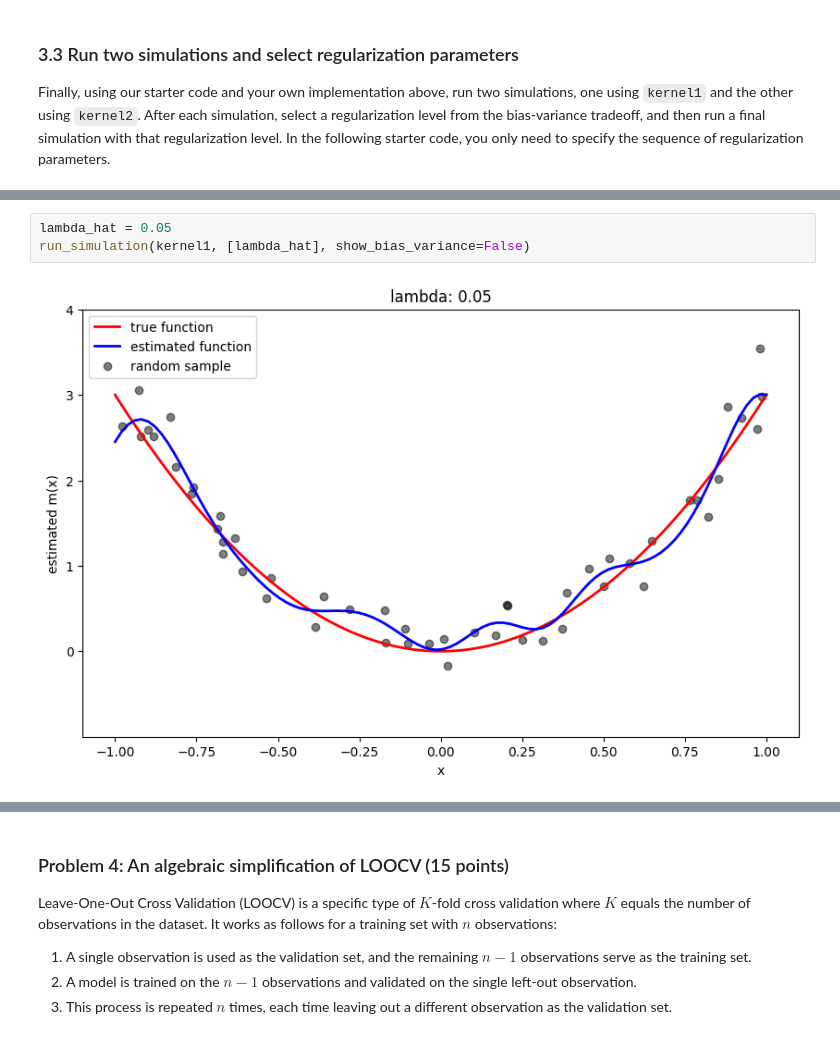
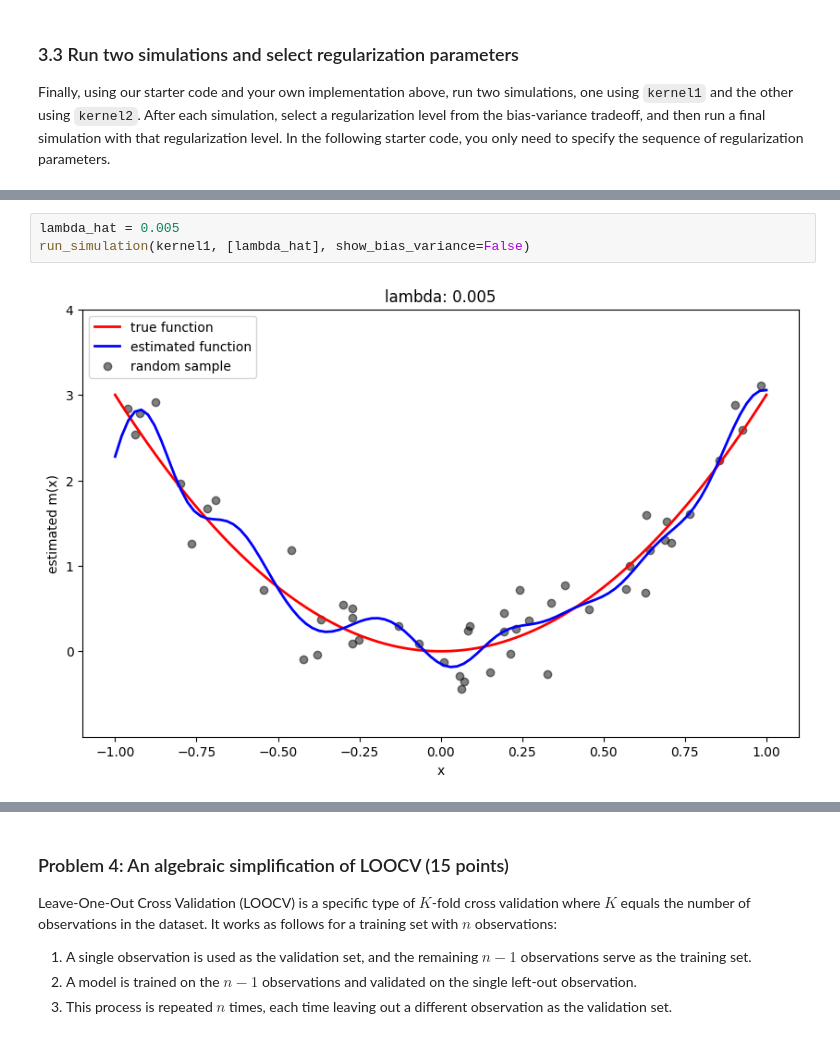
Before and after one commit to fenleichen-ui/Assignment-1, a Jupyter notebook: assignments/assn1/assn1.ipynb, the cells around one changed output, grey strips where cells are left out. Cells and saved outputs as stored; diff of their text form.

```diff
--- a/assignments/assn1/assn1.ipynb
+++ b/assignments/assn1/assn1.ipynb
@@ -537,8 +537,8 @@ run_simulation(kernel1, lmbdas)
 # %%
-lambda_hat = 0.05
+lambda_hat = 0.005
 run_simulation(kernel1, [lambda_hat], show_bias_variance=False)
 # %% [output]
-[figure, old version]
+[figure, new version]
 # %%
 lmbdas = np.logspace(-4, 1, 25)
 run_simulation(kernel2, lmbdas)
```
Also changed, not shown: parts of 12 cells of this notebook.
